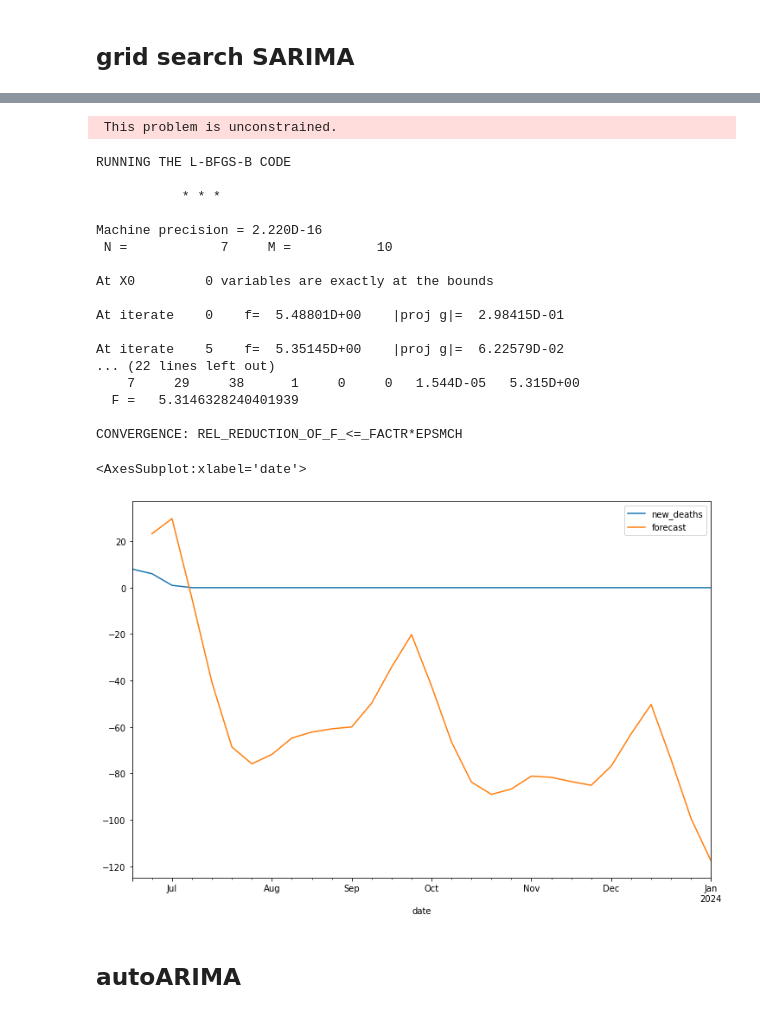
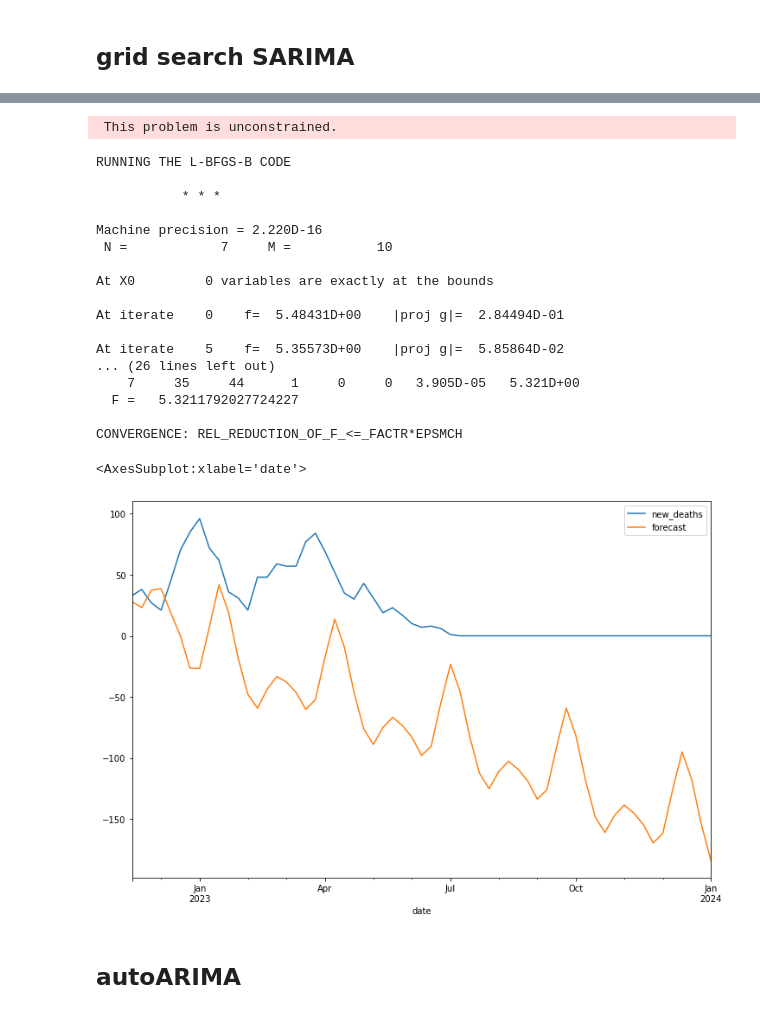
Before and after one commit to y-ginther/DS-Capstone, a Jupyter notebook: ARIMA_c.ipynb, the cells around one changed output, grey strips where cells are left out. Saved outputs shown, nothing was run; the diff lists cells and outputs as text; code cells hidden in the pictures.

```diff
--- a/ARIMA_c.ipynb
+++ b/ARIMA_c.ipynb
@@ -42,9 +46,7 @@ belgium
 belgium = belgium.drop('Unnamed: 0', axis=1)
 # %%
 belgium.sort_index()
-train_size = int(len(belgium) * 0.8)
+train_size = int(len(belgium) * 0.7)
 belgium_train, belgium_test = belgium[0:train_size], belgium[train_size:]
-belgium_train=belgium.iloc[:-30 ]
-belgium_test=belgium.iloc[-30: ]
 print(belgium_train.shape, belgium_test.shape)
 # %% [output]
@@ -103,5 +112,5 @@ Warnings:
 # %%
-belgium_test['forecast']=model_fit.predict(start=173,end=202,dynamic=True)
+belgium_test['forecast']=model_fit.predict(start=141,end=202,dynamic=True)
 belgium_test[['new_deaths','forecast']].plot(figsize=(12,8))
 # %% [output]
 <AxesSubplot:xlabel='date'>
@@ -160,7 +180,7 @@ SARIMAX Results
 Warnings:
 [1] Covariance matrix calculated using the outer product of gradients (complex-step).
 # %%
-belgium_test['forecast']=model_fit.predict(start=173,end=202,dynamic=True)
+belgium_test['forecast']=model_fit.predict(start=141,end=202,dynamic=True)
 belgium_test[['new_deaths','forecast']].plot(figsize=(12,8))
 # %% [output]
 <AxesSubplot:xlabel='date'>
@@ -307,26 +335,26 @@ df_results
 # %%
 model=sm.tsa.statespace.SARIMAX(belgium_train['new_deaths'],order=(2, 1, 2),seasonal_order=(1,1,1,12))
 results=model.fit()
-belgium_test['forecast']=results.predict(start=173,end=202,dynamic=True)
+belgium_test['forecast']=results.predict(start=141,end=202,dynamic=True)
 belgium_test[['new_deaths','forecast']].plot(figsize=(12,8))
 # %% [output]
  This problem is unconstrained.
 RUNNING THE L-BFGS-B CODE
 
            * * *
 
 Machine precision = 2.220D-16
  N =            7     M =           10
 
 At X0         0 variables are exactly at the bounds
 
-At iterate    0    f=  5.48801D+00    |proj g|=  2.98415D-01
+At iterate    0    f=  5.48431D+00    |proj g|=  2.84494D-01
 
-At iterate    5    f=  5.35145D+00    |proj g|=  6.22579D-02
-... (22 lines left out)
-    7     29     38      1     0     0   1.544D-05   5.315D+00
-  F =   5.3146328240401939
+At iterate    5    f=  5.35573D+00    |proj g|=  5.85864D-02
+... (26 lines left out)
+    7     35     44      1     0     0   3.905D-05   5.321D+00
+  F =   5.3211792027724227
 
 CONVERGENCE: REL_REDUCTION_OF_F_<=_FACTR*EPSMCH
 <AxesSubplot:xlabel='date'>
-[figure, old version]
+[figure, new version]
```
Also changed, not shown: parts of 33 cells of this notebook.
